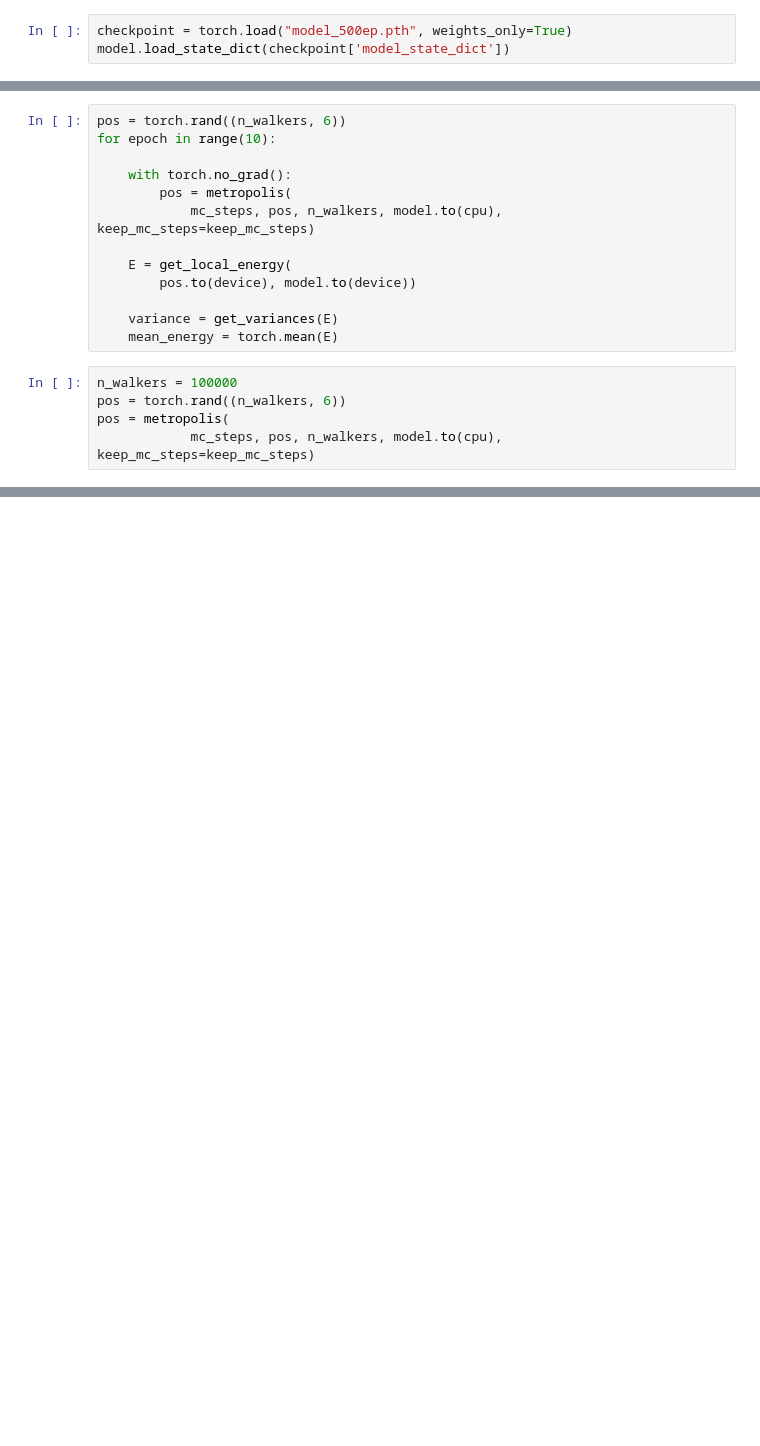
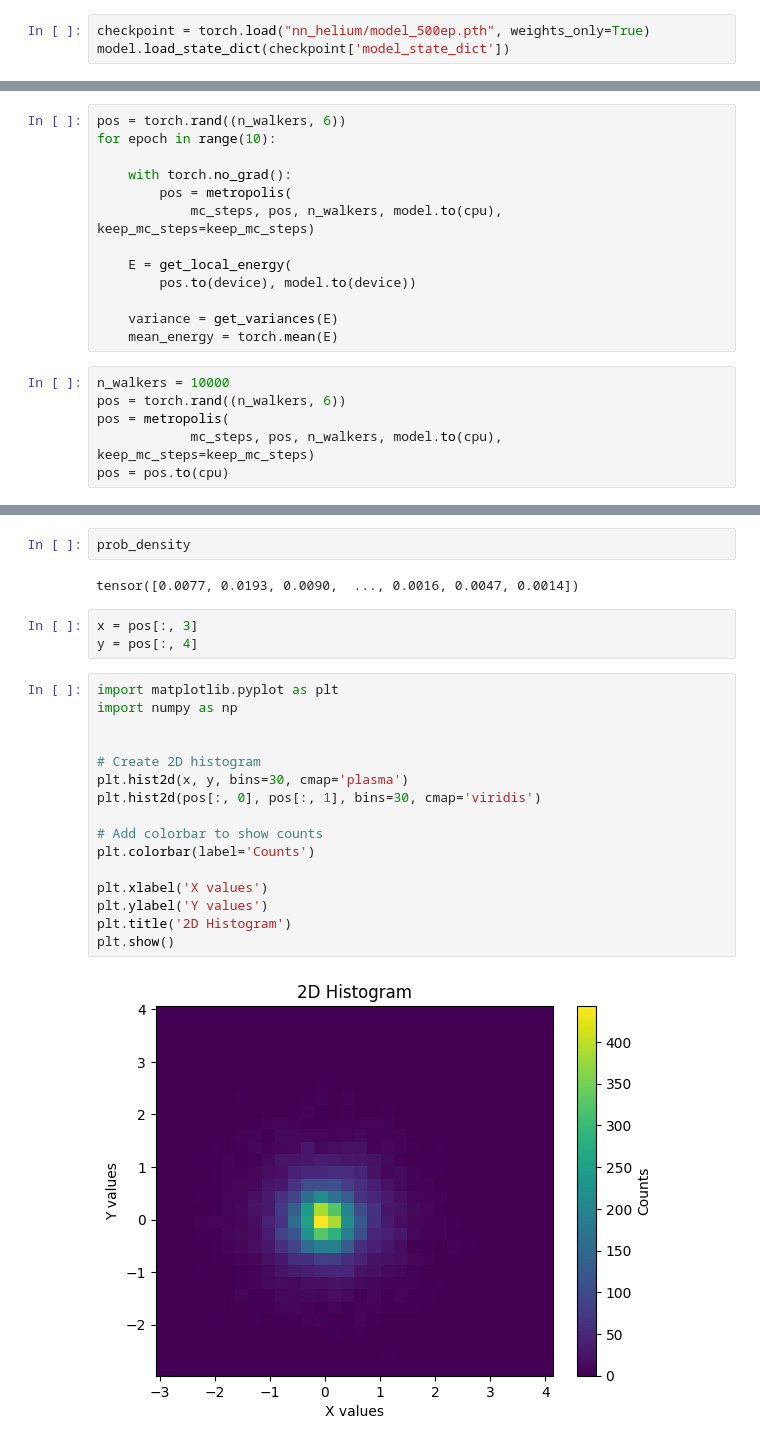
Before and after one commit to Parvfect/QVMC, a Jupyter notebook: nn_helium/visualising_electron_density.ipynb, the cells around one changed output, grey strips where cells are left out. Cells and saved outputs as stored; diff of their text form; blank space fills up the shorter version.

```diff
--- a/nn_helium/visualising_electron_density.ipynb
+++ b/nn_helium/visualising_electron_density.ipynb
@@ -15,5 +12,5 @@ The autoreload extension is already loaded. To reload it, use:
 # %%
-checkpoint = torch.load("model_500ep.pth", weights_only=True)
+checkpoint = torch.load("nn_helium/model_500ep.pth", weights_only=True)
 model.load_state_dict(checkpoint['model_state_dict'])
 # %% [output]
 <All keys matched successfully>
@@ -39,8 +36,9 @@ for epoch in range(10):
     variance = get_variances(E)
     mean_energy = torch.mean(E)
 # %%
-n_walkers = 100000
+n_walkers = 10000
 pos = torch.rand((n_walkers, 6))
 pos = metropolis(
             mc_steps, pos, n_walkers, model.to(cpu), keep_mc_steps=keep_mc_steps)
+pos = pos.to(cpu)
 # %%
@@ -195,0 +46,25 @@ plt.show()
+# %%
+prob_density
+# %% [output]
+tensor([0.0077, 0.0193, 0.0090,  ..., 0.0016, 0.0047, 0.0014])
+# %%
+x = pos[:, 3]
+y = pos[:, 4]
+# %%
+import matplotlib.pyplot as plt
+import numpy as np
+
+
+# Create 2D histogram
+plt.hist2d(x, y, bins=30, cmap='plasma')
+plt.hist2d(pos[:, 0], pos[:, 1], bins=30, cmap='viridis')
+
+# Add colorbar to show counts
+plt.colorbar(label='Counts')
+
+plt.xlabel('X values')
+plt.ylabel('Y values')
+plt.title('2D Histogram')
+plt.show()
+# %% [output]
+[figure, added]
```
Also changed, not shown: parts of 21 cells of this notebook, 10 other files.
